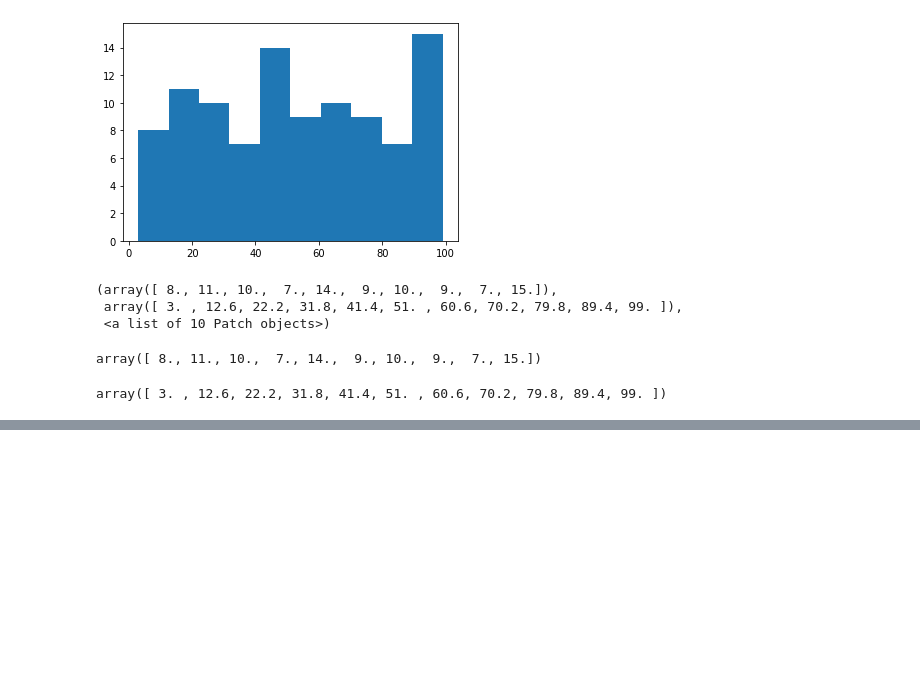
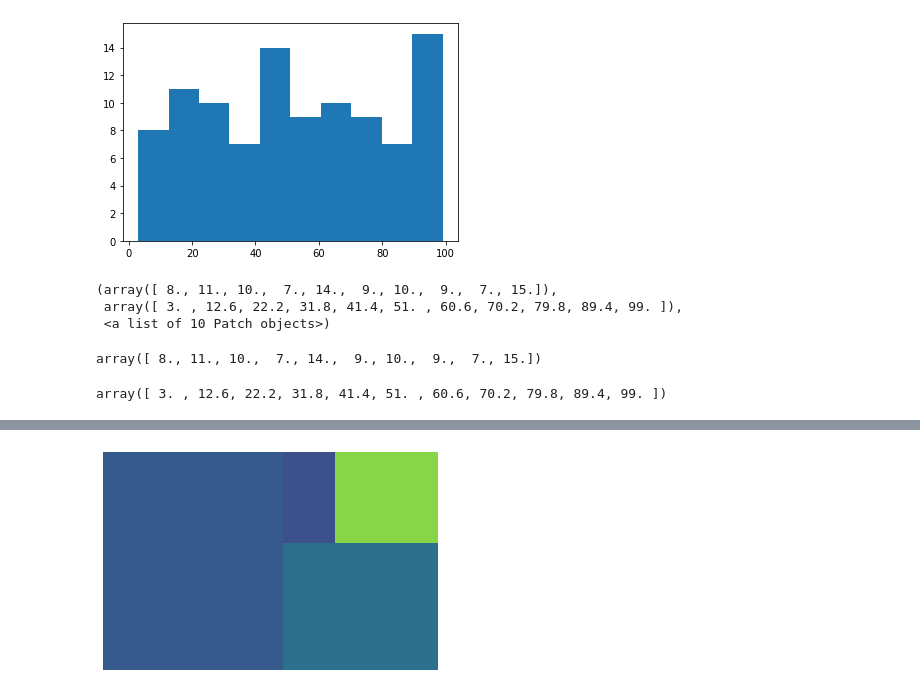
Before and after one commit to 6230204513/data_viz_2022, a Jupyter notebook: DataViz04_Data_Comparison.ipynb, the cells around one changed output, grey strips where cells are left out. Cells and saved outputs as stored; diff of their text form; code cells hidden in the pictures; blank space fills up the shorter version.

```diff
--- a/DataViz04_Data_Comparison.ipynb
+++ b/DataViz04_Data_Comparison.ipynb
@@ -346,0 +357,8 @@ array([ 3. , 12.6, 22.2, 31.8, 41.4, 51. , 60.6, 70.2, 79.8, 89.4, 99. ])
+# %%
+data = [500, 250, 60, 120]
+# %%
+squarify.plot(data)
+plt.axis('off')
+plt.show()
+# %% [output]
+[figure, added]
```
Also changed, not shown: parts of 36 cells of this notebook.
